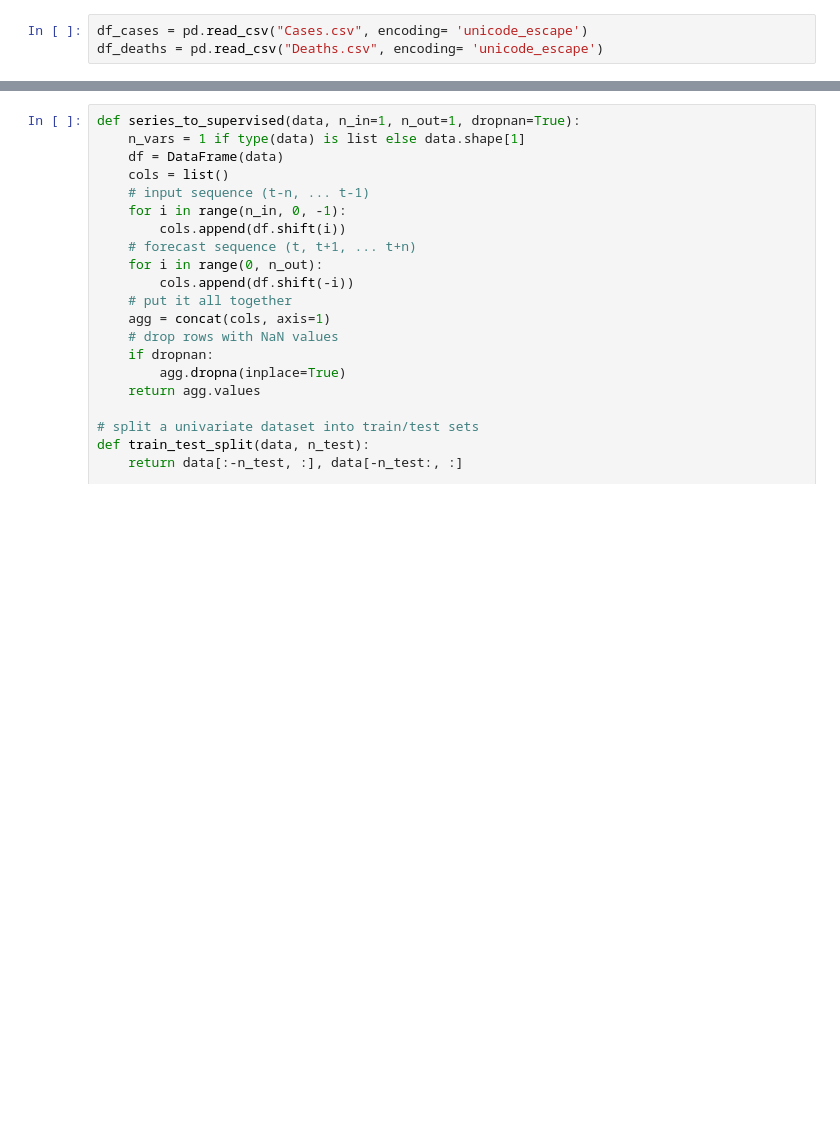
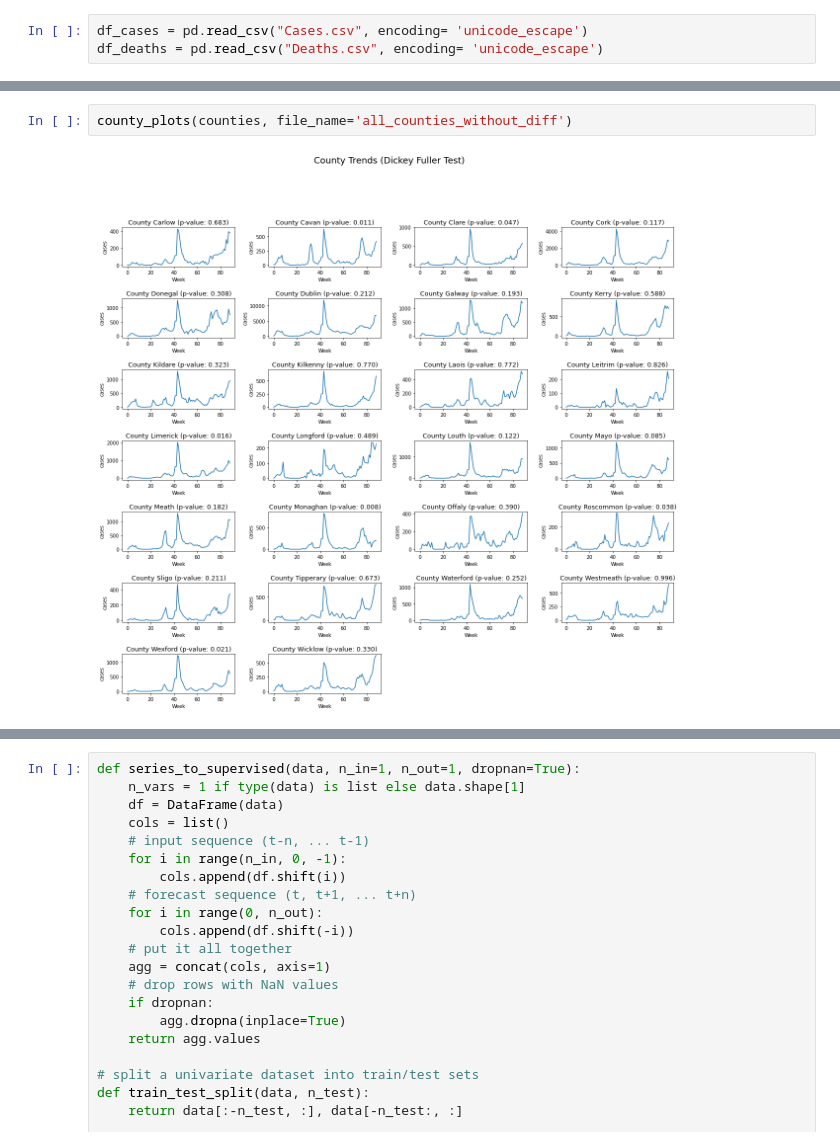
Before and after one commit to pratush07/Covid-Outbreak, a Jupyter notebook: CovidAnalysis.ipynb, the cells around one changed output, grey strips where cells are left out. Cells and saved outputs as stored; diff of their text form; blank space fills up the shorter version.

```diff
--- a/CovidAnalysis.ipynb
+++ b/CovidAnalysis.ipynb
@@ -27 +46,5 @@ df_deaths = df_deaths.fillna(0)
+# %%
+county_plots(counties, file_name='all_counties_without_diff')
+# %% [output]
+[figure, added]
 # %%
```
Also changed, not shown: parts of 18 cells of this notebook, 1 other file.
